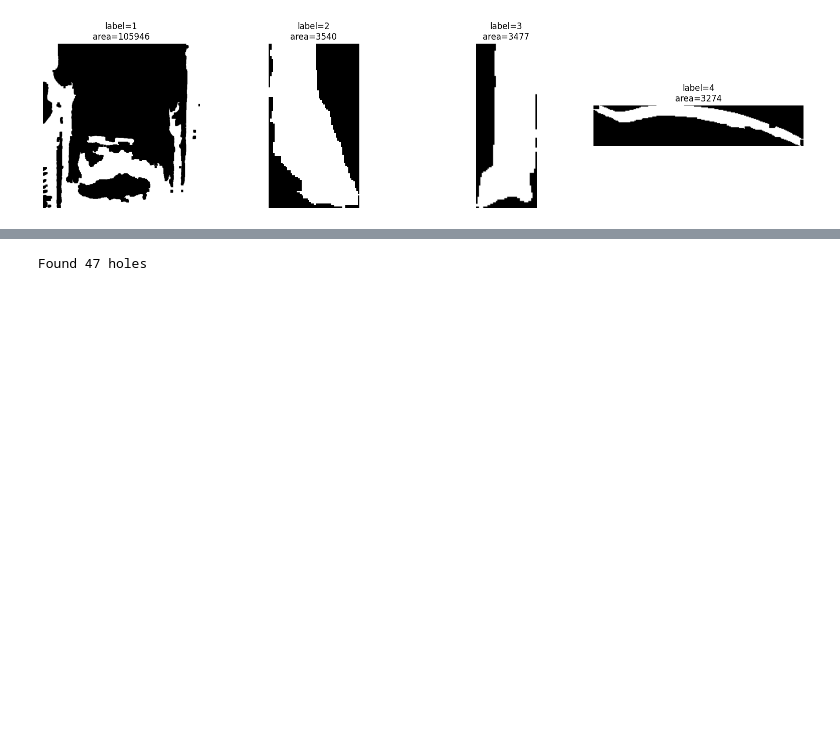
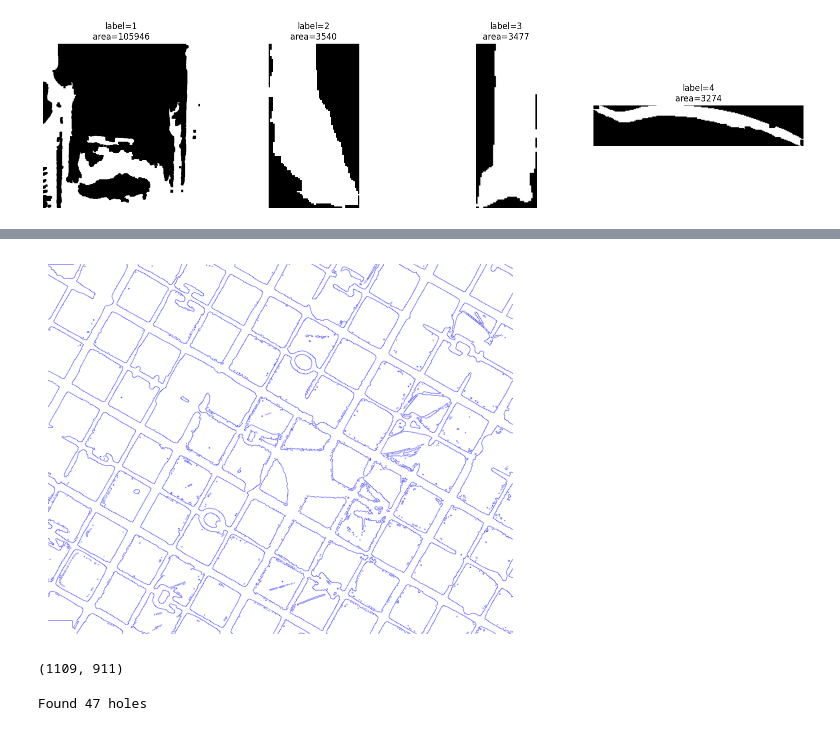
Before and after one commit to Sarztak/flm-tem-correlation, a Jupyter notebook: experiments_tem_flm.ipynb, the cells around one changed output, grey strips where cells are left out. Cells and saved outputs as stored; diff of their text form; code cells hidden in the pictures; blank space fills up the shorter version.

```diff
--- a/experiments_tem_flm.ipynb
+++ b/experiments_tem_flm.ipynb
@@ -374,3 +408,26 @@ interactive(children=(IntSlider(value=128, description='threshold', max=255), Ou
+# %%
+binary = (img_uint8 > 43).astype(np.uint8) * 255
+edges = cv2.Canny(binary, 20, 60)
+h, w = edges.shape
+pixels = np.stack([edges] * 3, axis=-1)
+
+for x in range(w):
+    for y in range(h):
+        r, g, b = pixels[y, x]
+        if (r, g, b) == (0, 0, 0):           # black -> white
+            pixels[y, x] = (255, 255, 255)
+        else:                                # white -> red (assumes pure white)
+            pixels[y, x] = (0, 0, 255)
+
+plt.imshow(pixels)
+plt.axis('off')
+plt.savefig('flm_blue.png')
+# %% [output]
+[figure, added]
+# %%
+w, h
+# %% [output]
+(1109, 911)
 # %%
 import cv2
 import numpy as np
```
Also changed, not shown: parts of 3 cells of this notebook.
